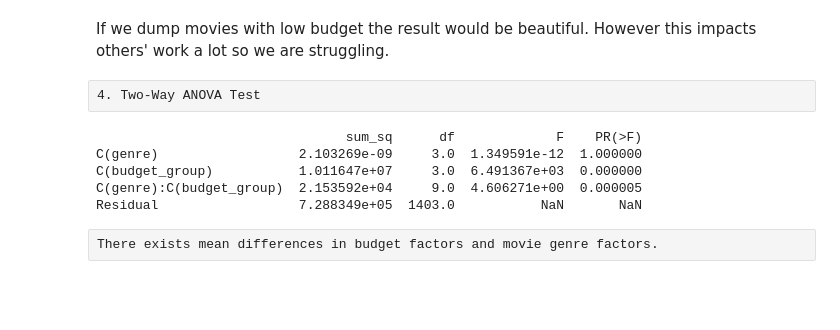
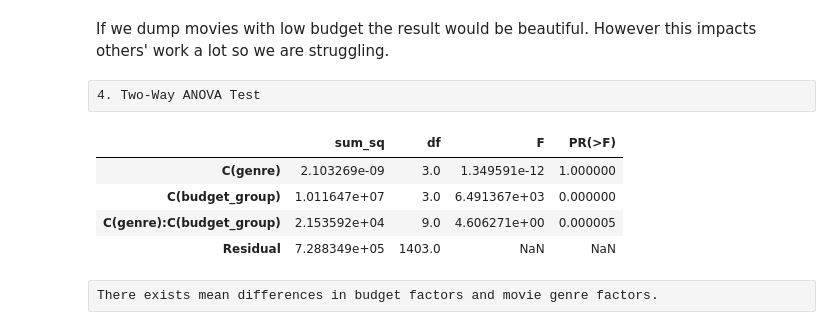
Before and after one commit to Ocean1029/Statistics_Final_Project, a Jupyter notebook: final_code_workspace/task_2.ipynb, the cells around one changed output. Cells and saved outputs as stored; diff of their text form; code cells hidden in the pictures; blank space fills up the shorter version.

```diff
--- a/final_code_workspace/task_2.ipynb
+++ b/final_code_workspace/task_2.ipynb
@@ -286,21 +280,21 @@ If we dump movies with low budget the result would be beautiful. However this im
 # %%
 # excluded 0_1000w
 filtered_df['genre'] = filtered_df['genre'].astype('category')
 filtered_df['budget_category'] = filtered_df['budget_group'].astype('category')
 
 model = smf.ols(
     'flattened_total_box_office ~ C(genre) + C(budget_group) + C(genre):C(budget_group)',
     data=filtered_df
 ).fit()
 
 anova_table = sm.stats.anova_lm(model, typ=2)
-print(anova_table)
+display(anova_table)
 # %% [output]
-                                sum_sq      df             F    PR(>F)
-C(genre)                  2.103269e-09     3.0  1.349591e-12  1.000000
-C(budget_group)           1.011647e+07     3.0  6.491367e+03  0.000000
-C(genre):C(budget_group)  2.153592e+04     9.0  4.606271e+00  0.000005
-Residual                  7.288349e+05  1403.0           NaN       NaN
+|  | sum_sq | df | F | PR(>F) |
+| C(genre) | 2.103269e-09 | 3.0 | 1.349591e-12 | 1.000000 |
+| C(budget_group) | 1.011647e+07 | 3.0 | 6.491367e+03 | 0.000000 |
+| C(genre):C(budget_group) | 2.153592e+04 | 9.0 | 4.606271e+00 | 0.000005 |
+| Residual | 7.288349e+05 | 1403.0 | NaN | NaN |
 # %% [raw]
 There exists mean differences in budget factors and movie genre factors.
 # %% [raw]
```
Also changed, not shown: parts of 4 cells of this notebook, 1 other file.
